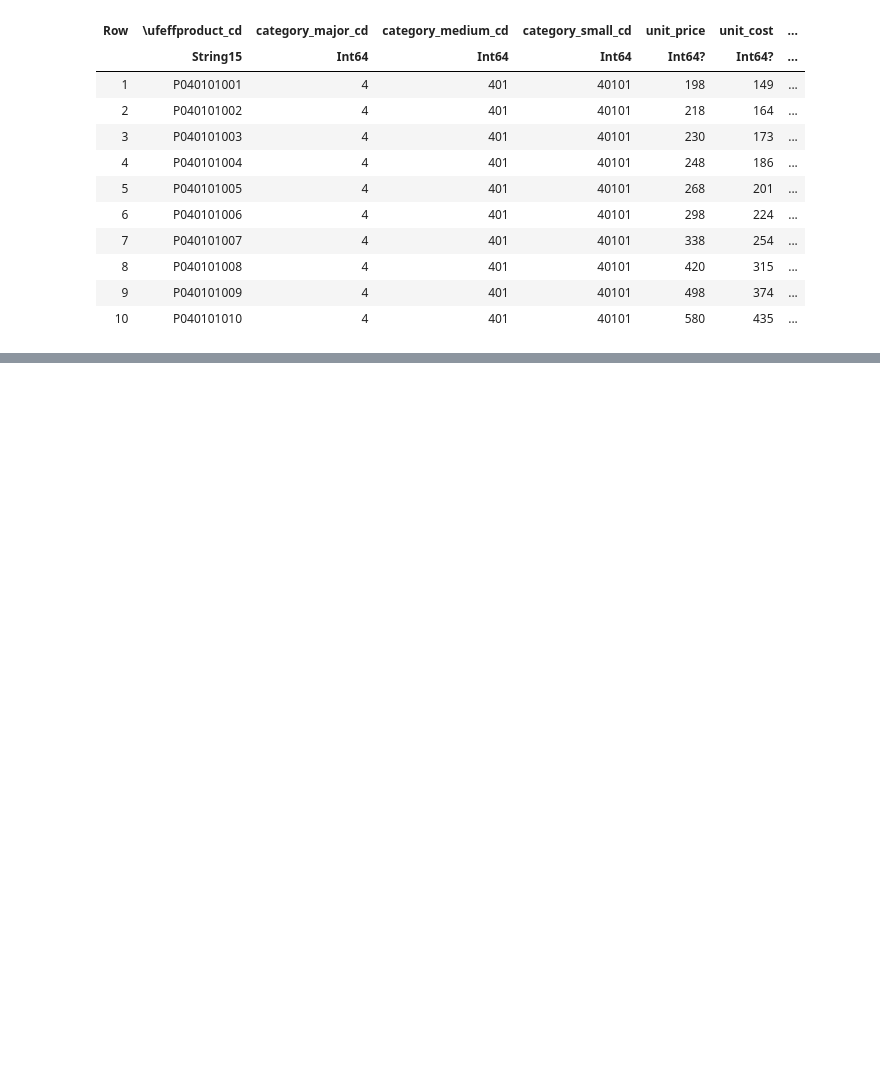
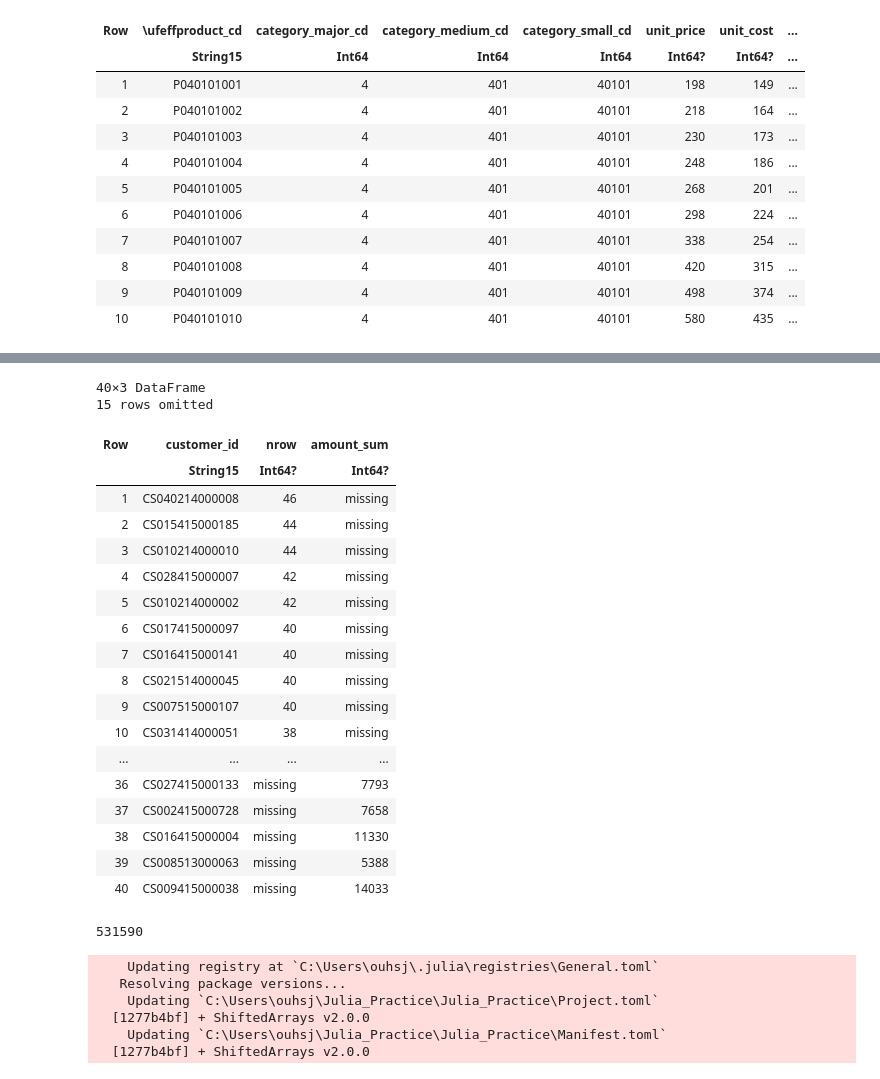
Before and after one commit to SH-UTecon/Julia_Practice, a Jupyter notebook: answers.ipynb, the cells around one changed output, grey strips where cells are left out. Saved outputs shown, nothing was run; the diff lists cells and outputs as text; code cells hidden in the pictures; blank space fills up the shorter version.

```diff
--- a/answers.ipynb
+++ b/answers.ipynb
@@ -738,0 +737,55 @@ first(p38, 10)
+# %%
+# 39
+p39_sale = @chain df_receipt begin
+    filter(row -> !startswith(row.customer_id, "Z"), _)
+    groupby(:customer_id)
+    combine(nrow)
+    sort!(:nrow, rev = true)
+    first(20)
+end
+
+p39_amount = @chain df_receipt begin
+    filter(row -> !startswith(row.customer_id, "Z"), _)
+    groupby(:customer_id)
+    combine(:amount => sum)
+    first(20)
+end
+
+outerjoin(p39_sale, p39_amount, on = "customer_id")
+# %% [output]
+40×3 DataFrame
+15 rows omitted
+| Row | customer_id | nrow | amount_sum |
+|  | String15 | Int64? | Int64? |
+| 1 | CS040214000008 | 46 | missing |
+| 2 | CS015415000185 | 44 | missing |
+| 3 | CS010214000010 | 44 | missing |
+| 4 | CS028415000007 | 42 | missing |
+| 5 | CS010214000002 | 42 | missing |
+| 6 | CS017415000097 | 40 | missing |
+| 7 | CS016415000141 | 40 | missing |
+| 8 | CS021514000045 | 40 | missing |
+| 9 | CS007515000107 | 40 | missing |
+| 10 | CS031414000051 | 38 | missing |
+| ... | ... | ... | ... |
+| 36 | CS027415000133 | missing | 7793 |
+| 37 | CS002415000728 | missing | 7658 |
+| 38 | CS016415000004 | missing | 11330 |
+| 39 | CS008513000063 | missing | 5388 |
+| 40 | CS009415000038 | missing | 14033 |
+# %%
+# p40
+# 意図がよくわからない
+nrow(df_store) * nrow(df_product)
+# %% [output]
+531590
+# %%
+Pkg.add("ShiftedArrays")
+using ShiftedArrays: lag
+# %% [output]
+    Updating registry at `C:\Users\ouhsj\.julia\registries\General.toml`
+   Resolving package versions...
+    Updating `C:\Users\ouhsj\Julia_Practice\Julia_Practice\Project.toml`
+  [1277b4bf] + ShiftedArrays v2.0.0
+    Updating `C:\Users\ouhsj\Julia_Practice\Julia_Practice\Manifest.toml`
+  [1277b4bf] + ShiftedArrays v2.0.0
```
Also changed, not shown: parts of 2 cells of this notebook, 2 other files.
